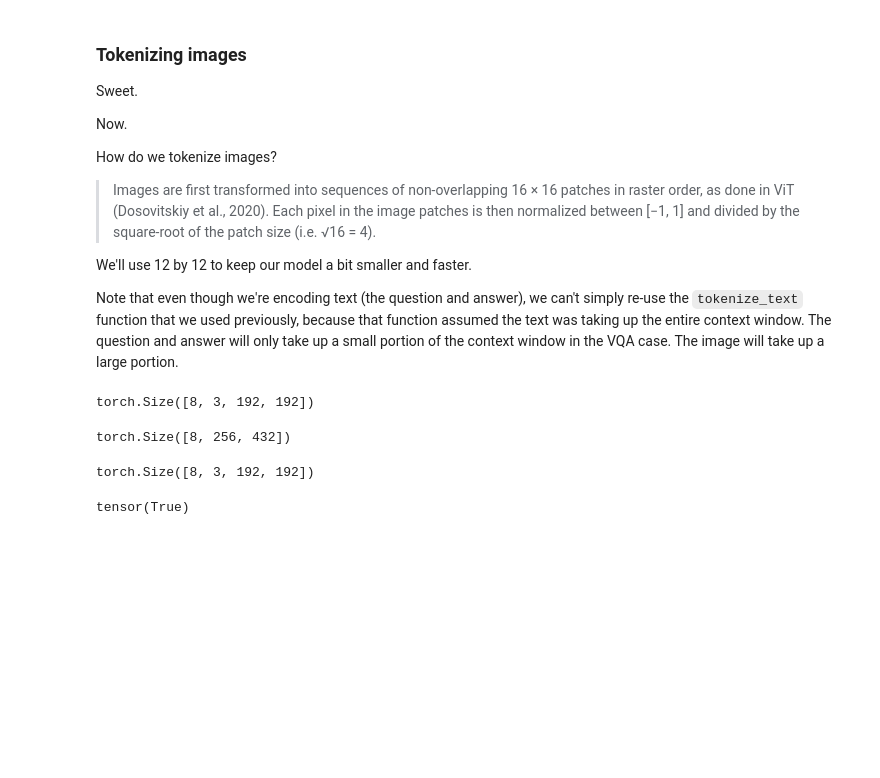
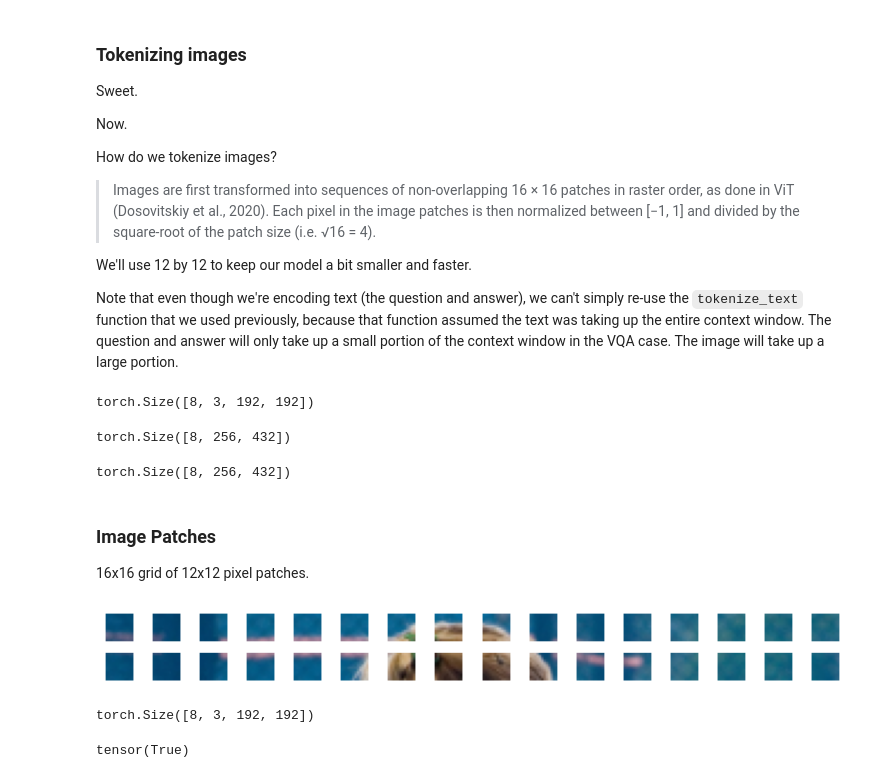
Before and after one commit to eihli/NEKO, a Jupyter notebook: dev_notebooks/mini_gato_v4.ipynb, the cells around one changed output. Cells and saved outputs as stored; diff of their text form; code cells hidden in the pictures; blank space fills up the shorter version.

```diff
--- a/dev_notebooks/mini_gato_v4.ipynb
+++ b/dev_notebooks/mini_gato_v4.ipynb
@@ -362,6 +394,26 @@ patches = rearrange(images, 'b c (h s1) (w s2) -> b (h w) (s1 s2 c)', s1=patch_s
 patches.shape
 # %% [output]
 torch.Size([8, 256, 432])
+# %%
+patches_matplotlib_dims = rearrange(images, 'b c (h s1) (w s2) -> b (h w) s1 s2 c', s1=patch_size, s2=patch_size)
+patches.shape
+# %% [output]
+torch.Size([8, 256, 432])
+# %% [markdown]
+### Image Patches
+
+16x16 grid of 12x12 pixel patches.
+# %%
+fig, axes = plt.subplots(nrows=2, ncols=16, figsize=(8, 1))
+
+for i in range(2):
+    for j in range(16):
+        axes[i, j].imshow(patches_matplotlib_dims[0][i * 16 + j])
+        axes[i, j].axis("off")
+plt.tight_layout()
+plt.show()
+# %% [output]
+[figure, added]
 # %%
 reconstructed = rearrange(patches, 'b (ph pw) (sh sw c) -> b c (ph sh) (pw sw)', ph=16, pw=16, sh=patch_size, sw=patch_size)
 reconstructed.shape
```
Also changed, not shown: parts of 70 cells of this notebook, 1 other file.
